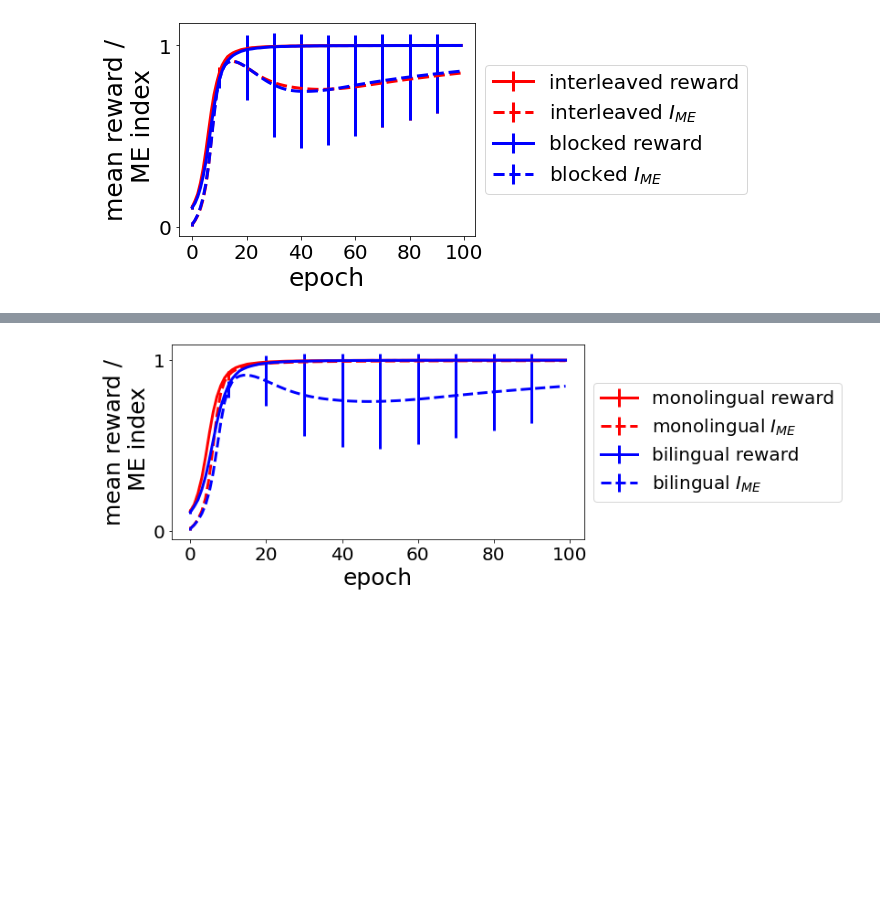
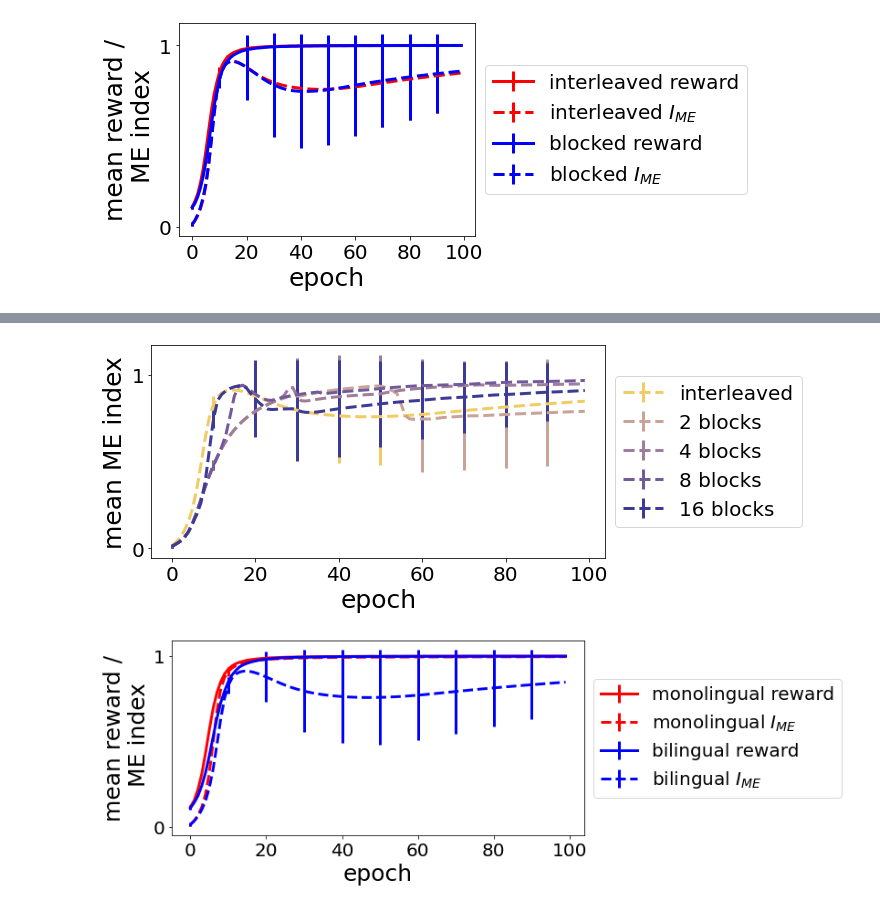
Before and after one commit to alv1nn/bilingual_agents_me_bias, a Jupyter notebook: ME_bias/plot_ME_bias_bilingual.ipynb, the cells around one changed output, grey strips where cells are left out. Drawn from its saved outputs; the diff is of its cells as text; code cells hidden in the pictures; blank space fills up the shorter version.

```diff
--- a/ME_bias/plot_ME_bias_bilingual.ipynb
+++ b/ME_bias/plot_ME_bias_bilingual.ipynb
@@ -194,3 +198,7 @@ plot_rewards_plus_me_index_blocked()
+# %%
+plot_rewards_plus_me_index_blocked_agent()
+# %% [output]
+[figure, added]
 # %%
 plot_rewards_plus_me_index_lang()
 # %% [output]
```
Also changed, not shown: parts of 1 cell of this notebook, 2 other files.
